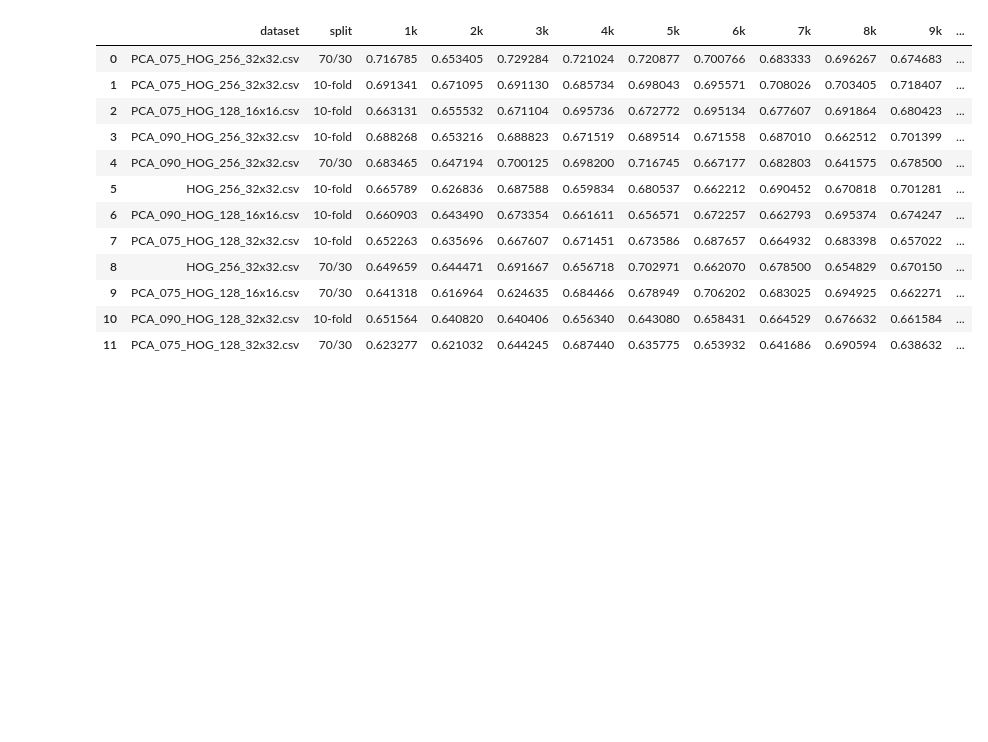
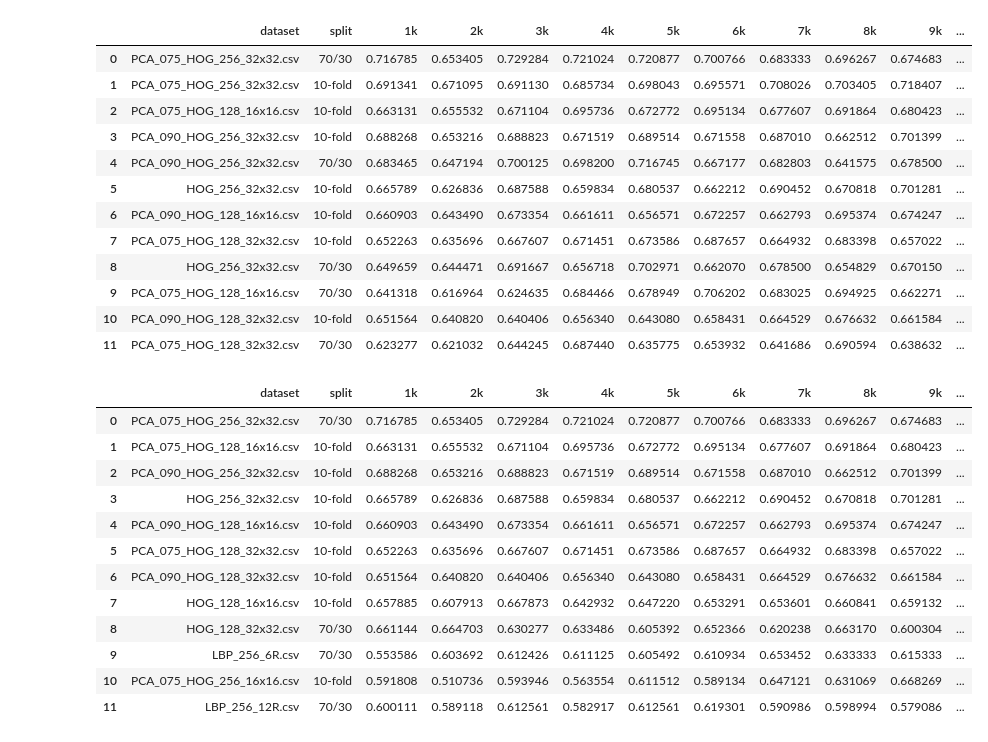
Before and after one commit to vleema/img-ft-extraction-ml, a Jupyter notebook: knn.ipynb, the cells around one changed output. Drawn from its saved outputs; the diff is of its cells as text; code cells hidden in the pictures; blank space fills up the shorter version.

```diff
--- a/knn.ipynb
+++ b/knn.ipynb
@@ -210,6 +194,8 @@ results[k_columns].describe()
 | 50% | 0.587362 | 0.559339 | 0.600786 | 0.576670 | 0.605958 | 0.582353 | 0.616754 | 0.594526 | 0.611690 | 0.600378 |
 | 75% | 0.652088 | 0.633481 | 0.643285 | 0.656623 | 0.646185 | 0.657306 | 0.660495 | 0.665374 | 0.660971 | 0.663933 |
 | max | 0.716785 | 0.671095 | 0.729284 | 0.721024 | 0.720877 | 0.706202 | 0.708026 | 0.703405 | 0.718407 | 0.708564 |
+# %%
+results = pd.read_csv("knn/results.csv")
 # %% [markdown]
 ### 12 Melhores resultados
 # %%
@@ -233,3 +219,26 @@ results_sorted.head(12).to_csv("knn/sorted.csv", index=False)
 | 9 | PCA_075_HOG_128_16x16.csv | 70/30 | 0.641318 | 0.616964 | 0.624635 | 0.684466 | 0.678949 | 0.706202 | 0.683025 | 0.694925 | 0.662271 | ... |
 | 10 | PCA_090_HOG_128_32x32.csv | 10-fold | 0.651564 | 0.640820 | 0.640406 | 0.656340 | 0.643080 | 0.658431 | 0.664529 | 0.676632 | 0.661584 | ... |
 | 11 | PCA_075_HOG_128_32x32.csv | 70/30 | 0.623277 | 0.621032 | 0.644245 | 0.687440 | 0.635775 | 0.653932 | 0.641686 | 0.690594 | 0.638632 | ... |
+# %%
+best_per_dataset = results.loc[
+    results.groupby("dataset")["k_mean"].idxmax()
+].sort_values(
+    by=["k_mean", "k_std"], ascending=[False, True]
+).reset_index(drop=True)
+
+display(best_per_dataset.head(12))
+best_per_dataset.head(12).to_csv("knn/sorted_unique.csv", index=False)
+# %% [output]
+|  | dataset | split | 1k | 2k | 3k | 4k | 5k | 6k | 7k | 8k | 9k | ... |
+| 0 | PCA_075_HOG_256_32x32.csv | 70/30 | 0.716785 | 0.653405 | 0.729284 | 0.721024 | 0.720877 | 0.700766 | 0.683333 | 0.696267 | 0.674683 | ... |
+| 1 | PCA_075_HOG_128_16x16.csv | 10-fold | 0.663131 | 0.655532 | 0.671104 | 0.695736 | 0.672772 | 0.695134 | 0.677607 | 0.691864 | 0.680423 | ... |
+| 2 | PCA_090_HOG_256_32x32.csv | 10-fold | 0.688268 | 0.653216 | 0.688823 | 0.671519 | 0.689514 | 0.671558 | 0.687010 | 0.662512 | 0.701399 | ... |
+| 3 | HOG_256_32x32.csv | 10-fold | 0.665789 | 0.626836 | 0.687588 | 0.659834 | 0.680537 | 0.662212 | 0.690452 | 0.670818 | 0.701281 | ... |
+| 4 | PCA_090_HOG_128_16x16.csv | 10-fold | 0.660903 | 0.643490 | 0.673354 | 0.661611 | 0.656571 | 0.672257 | 0.662793 | 0.695374 | 0.674247 | ... |
+| 5 | PCA_075_HOG_128_32x32.csv | 10-fold | 0.652263 | 0.635696 | 0.667607 | 0.671451 | 0.673586 | 0.687657 | 0.664932 | 0.683398 | 0.657022 | ... |
+| 6 | PCA_090_HOG_128_32x32.csv | 10-fold | 0.651564 | 0.640820 | 0.640406 | 0.656340 | 0.643080 | 0.658431 | 0.664529 | 0.676632 | 0.661584 | ... |
+| 7 | HOG_128_16x16.csv | 10-fold | 0.657885 | 0.607913 | 0.667873 | 0.642932 | 0.647220 | 0.653291 | 0.653601 | 0.660841 | 0.659132 | ... |
+| 8 | HOG_128_32x32.csv | 70/30 | 0.661144 | 0.664703 | 0.630277 | 0.633486 | 0.605392 | 0.652366 | 0.620238 | 0.663170 | 0.600304 | ... |
+| 9 | LBP_256_6R.csv | 70/30 | 0.553586 | 0.603692 | 0.612426 | 0.611125 | 0.605492 | 0.610934 | 0.653452 | 0.633333 | 0.615333 | ... |
+| 10 | PCA_075_HOG_256_16x16.csv | 10-fold | 0.591808 | 0.510736 | 0.593946 | 0.563554 | 0.611512 | 0.589134 | 0.647121 | 0.631069 | 0.668269 | ... |
+| 11 | LBP_256_12R.csv | 70/30 | 0.600111 | 0.589118 | 0.612561 | 0.582917 | 0.612561 | 0.619301 | 0.590986 | 0.598994 | 0.579086 | ... |
```
Also changed, not shown: parts of 3 cells of this notebook, 16 other files.
